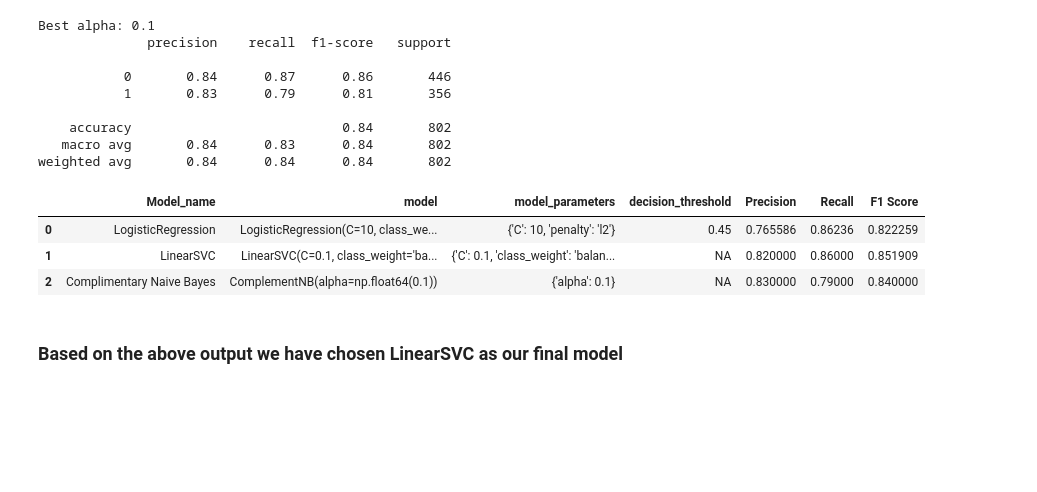
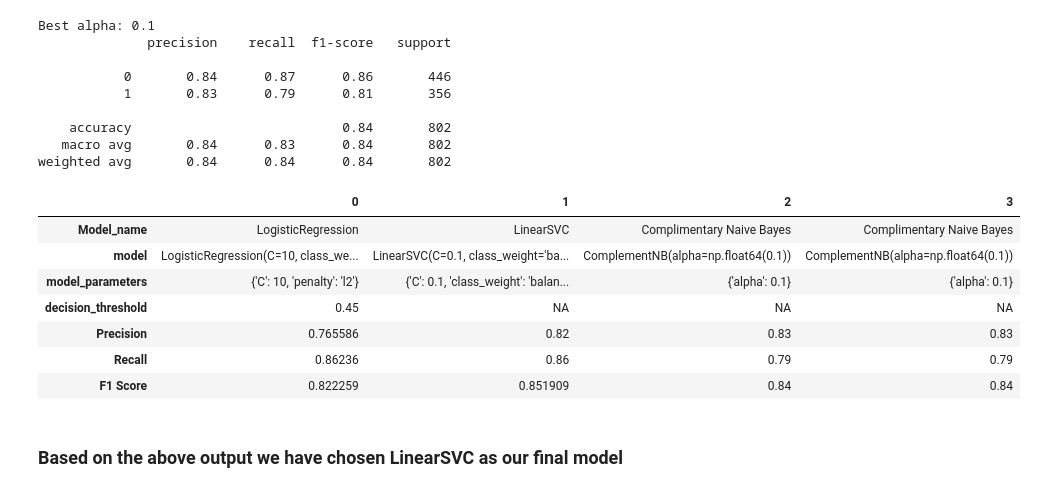
Before and after one commit to priyasea/SentimentAnalysis_Airlines, a Jupyter notebook: notebook/notebook_v2.ipynb, the cells around one changed output. Cells and saved outputs as stored; diff of their text form; code cells hidden in the pictures; blank space fills up the shorter version.

```diff
--- a/notebook/notebook_v2.ipynb
+++ b/notebook/notebook_v2.ipynb
@@ -189,5 +189,5 @@ plt.show()
 # %%
-df = df.drop(["Id", "user_timezone"],axis = 1)
+df = df.drop(["Id", "user_timezone", "airline_sentiment"],axis = 1)
 
 #df_test = df_test.drop(["Id", "user_timezone"],axis = 1)
 # %%
@@ -906,11 +908,14 @@ best_cnb_params = {'alpha':0.1}
 # %%
-df_model_scores.loc[len(df_model_scores)]=["Complimentary Naive Bayes",best_cnb,best_cnb_params,'NA',0.83,0.79,0.84]
 
-df_model_scores
+df_model_scores.T
 # %% [output]
-|  | Model_name | model | model_parameters | decision_threshold | Precision | Recall | F1 Score |
-| 0 | LogisticRegression | LogisticRegression(C=10, class_we... | {'C': 10, 'penalty': 'l2'} | 0.45 | 0.765586 | 0.86236 | 0.822259 |
-| 1 | LinearSVC | LinearSVC(C=0.1, class_weight='ba... | {'C': 0.1, 'class_weight': 'balan... | NA | 0.820000 | 0.86000 | 0.851909 |
-| 2 | Complimentary Naive Bayes | ComplementNB(alpha=np.float64(0.1)) | {'alpha': 0.1} | NA | 0.830000 | 0.79000 | 0.840000 |
+|  | 0 | 1 | 2 | 3 |
+| Model_name | LogisticRegression | LinearSVC | Complimentary Naive Bayes | Complimentary Naive Bayes |
+| model | LogisticRegression(C=10, class_we... | LinearSVC(C=0.1, class_weight='ba... | ComplementNB(alpha=np.float64(0.1)) | ComplementNB(alpha=np.float64(0.1)) |
+| model_parameters | {'C': 10, 'penalty': 'l2'} | {'C': 0.1, 'class_weight': 'balan... | {'alpha': 0.1} | {'alpha': 0.1} |
+| decision_threshold | 0.45 | NA | NA | NA |
+| Precision | 0.765586 | 0.82 | 0.83 | 0.83 |
+| Recall | 0.86236 | 0.86 | 0.79 | 0.79 |
+| F1 Score | 0.822259 | 0.851909 | 0.84 | 0.84 |
 # %% [markdown]
 ### Based on the above output we have chosen LinearSVC as our final model
```
Also changed, not shown: parts of 2 cells of this notebook, 15 other files.
